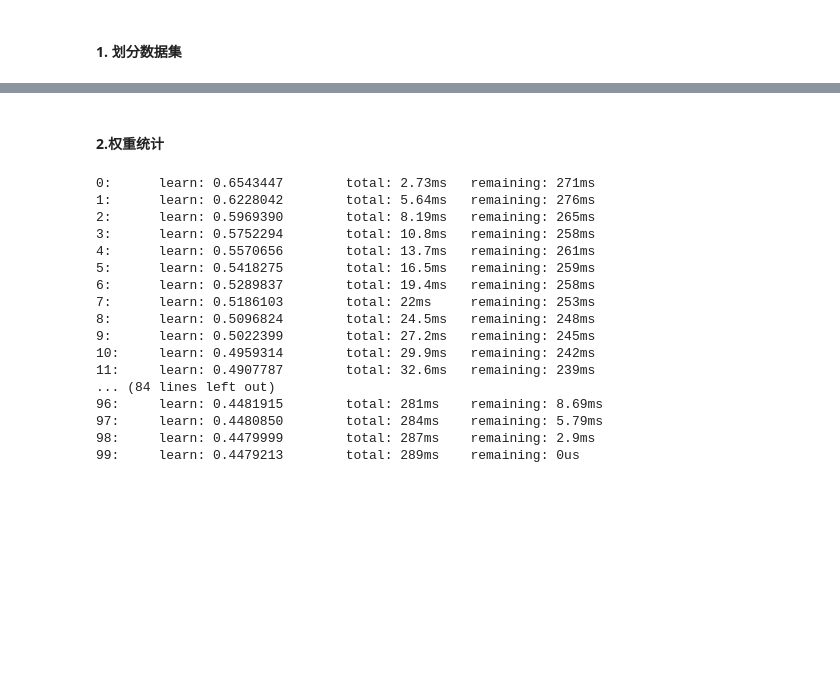
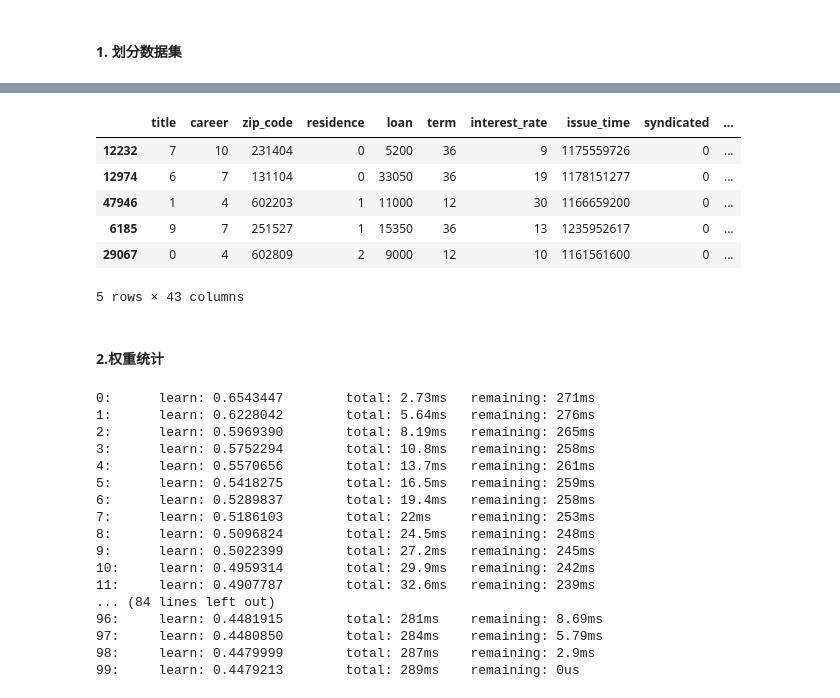
Before and after one commit to QuintessenceEther/LoanCom, a Jupyter notebook: catBoosting.ipynb, the cells around one changed output, grey strips where cells are left out. Cells and saved outputs as stored; diff of their text form; code cells hidden in the pictures; blank space fills up the shorter version.

```diff
--- a/catBoosting.ipynb
+++ b/catBoosting.ipynb
@@ -55,6 +109,16 @@ for fea in feature_list:
     train_data[fea] = train_data[fea].astype('int64')
     test_data[fea] = test_data[fea].astype('int64')
 X_train, X_validation, y_train, y_validation = train_test_split(train_data.loc[:, feature_list], train_data.loc[:, 'label'], test_size=0.2 , random_state=2000)
+# %%
+X_train.head()
+# %% [output]
+|  | title | career | zip_code | residence | loan | term | interest_rate | issue_time | syndicated | ... |
+| 12232 | 7 | 10 | 231404 | 0 | 5200 | 36 | 9 | 1175559726 | 0 | ... |
+| 12974 | 6 | 7 | 131104 | 0 | 33050 | 36 | 19 | 1178151277 | 0 | ... |
+| 47946 | 1 | 4 | 602203 | 1 | 11000 | 12 | 30 | 1166659200 | 0 | ... |
+| 6185 | 9 | 7 | 251527 | 1 | 15350 | 36 | 13 | 1235952617 | 0 | ... |
+| 29067 | 0 | 4 | 602809 | 2 | 9000 | 12 | 10 | 1161561600 | 0 | ... |
+5 rows × 43 columns
 # %% [markdown]
 #### 2.权重统计
 # %%
```
Also changed, not shown: parts of 4 cells of this notebook, 3 other files.
